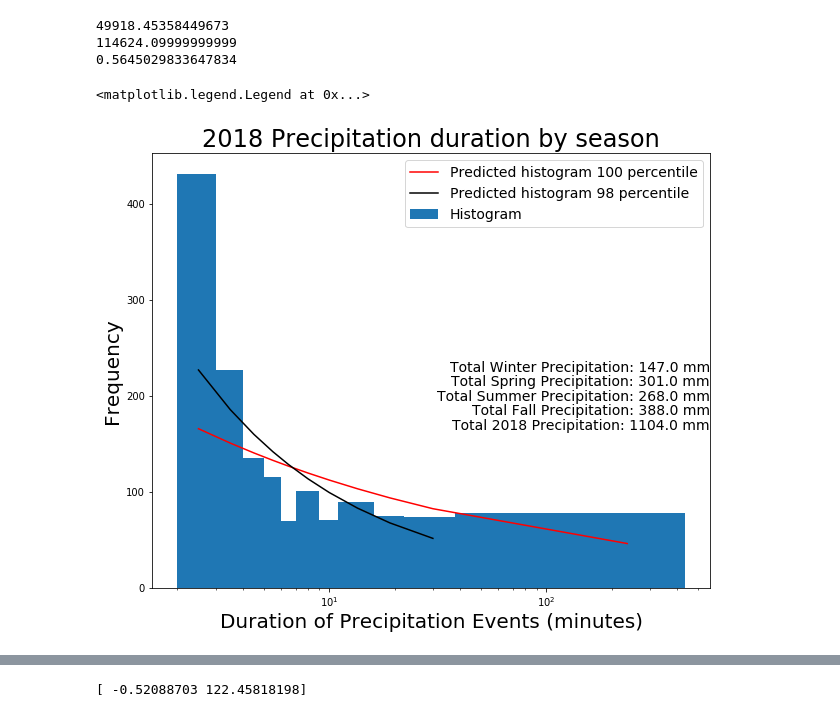
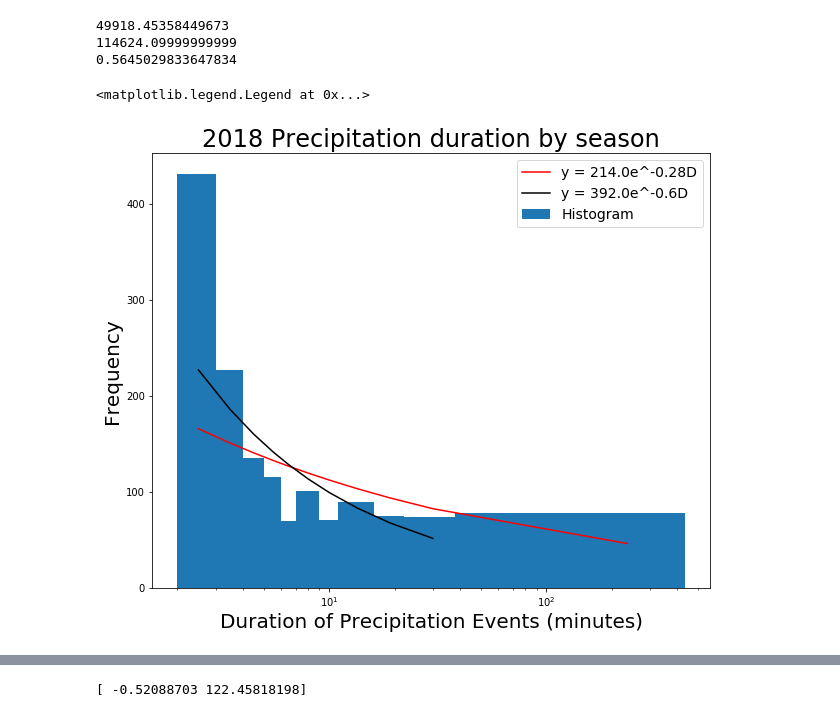
Before and after one commit to zhangt3-e/senior_thesis, a Jupyter notebook: Code/exponentials.ipynb, the cells around one changed output, grey strips where cells are left out. Saved outputs shown, nothing was run; the diff lists cells and outputs as text; code cells hidden in the pictures.

```diff
--- a/Code/exponentials.ipynb
+++ b/Code/exponentials.ipynb
@@ -145,24 +135,26 @@ print(R2_18_98_reg)
 # %%
 plt.figure(figsize = (10,8))
 plt.bar(bin18_val_100, hist18_100, np.diff(bin18_edge100))
 plt.xlabel('Duration of Precipitation Events (minutes)', fontsize = 20)
 plt.xscale('log')
 #plt.ylim(0,2500)
 #plt.yscale('log')
 plt.ylabel('Frequency', fontsize = 20)
 plt.title('2018 Precipitation duration by season', fontsize = 24)
-plt.figtext(0.9, 0.5, 'Total Winter Precipitation: ' + str(round(Wtotalprep18)) + ' mm', fontsize = 14, ha='right')
-plt.figtext(0.9, 0.475, 'Total Spring Precipitation: ' + str(round(Sp_totalprep18)) + ' mm', fontsize = 14, ha='right')
-plt.figtext(0.9, 0.45, 'Total Summer Precipitation: ' + str(round(Su_totalprep18)) + ' mm', fontsize = 14, ha='right')
-plt.figtext(0.9, 0.425, 'Total Fall Precipitation: ' + str(round(Ftotalprep18)) + ' mm', fontsize = 14, ha='right')
-plt.figtext(0.9, 0.4, 'Total 2018 Precipitation: ' + str(round(totalprep18)) + ' mm', fontsize = 14,ha='right')
+#plt.figtext(0.9, 0.5, 'Total Winter Precipitation: ' + str(round(Wtotalprep18)) + ' mm', fontsize = 14, ha='right')
+#plt.figtext(0.9, 0.475, 'Total Spring Precipitation: ' + str(round(Sp_totalprep18)) + ' mm', fontsize = 14, ha='right')
+#plt.figtext(0.9, 0.45, 'Total Summer Precipitation: ' + str(round(Su_totalprep18)) + ' mm', fontsize = 14, ha='right')
+#plt.figtext(0.9, 0.425, 'Total Fall Precipitation: ' + str(round(Ftotalprep18)) + ' mm', fontsize = 14, ha='right')
+#plt.figtext(0.9, 0.4, 'Total 2018 Precipitation: ' + str(round(totalprep18)) + ' mm', fontsize = 14,ha='right')
 plt.plot(bin18_val_100, hist18_100_predict, color = 'r')
 plt.plot(bin18_val_98, hist18_98_predict, color = 'k')
-plt.legend(labels = [ 'Predicted histogram 100 percentile', 'Predicted histogram 98 percentile', 'Histogram'], fontsize = 14)
+label_18_100 = 'y = ' + str(round(curve18_100[1])) + 'e^' + str(round(curve18_100[0],2)) + 'D'
+label_18_98 = 'y = ' + str(round(curve18_98[1])) + 'e^' + str(round(curve18_98[0],2)) + 'D'
+plt.legend(labels = [label_18_100, label_18_98, 'Histogram'], fontsize = 14)
 #plt.plot(bin18_val_98, )
 #plt.plot(bin_val, test*y, color = 'k' )
 #plt.legend(labels = ['$y = 214 e^{-0.28x}$', 'Winter', 'Spring', 'Summer', 'Fall'], fontsize = 14)
 #plt.figtext(0.3, 0.6, 'Exponential fit equation between 2 minutes to 42 minutes: $ y = e^{5.74}*e^{-0.54x}$' )
 # %% [output]
 <matplotlib.legend.Legend at 0x...>
-[figure, old version]
+[figure, new version]
```
Also changed, not shown: parts of 54 cells of this notebook.
